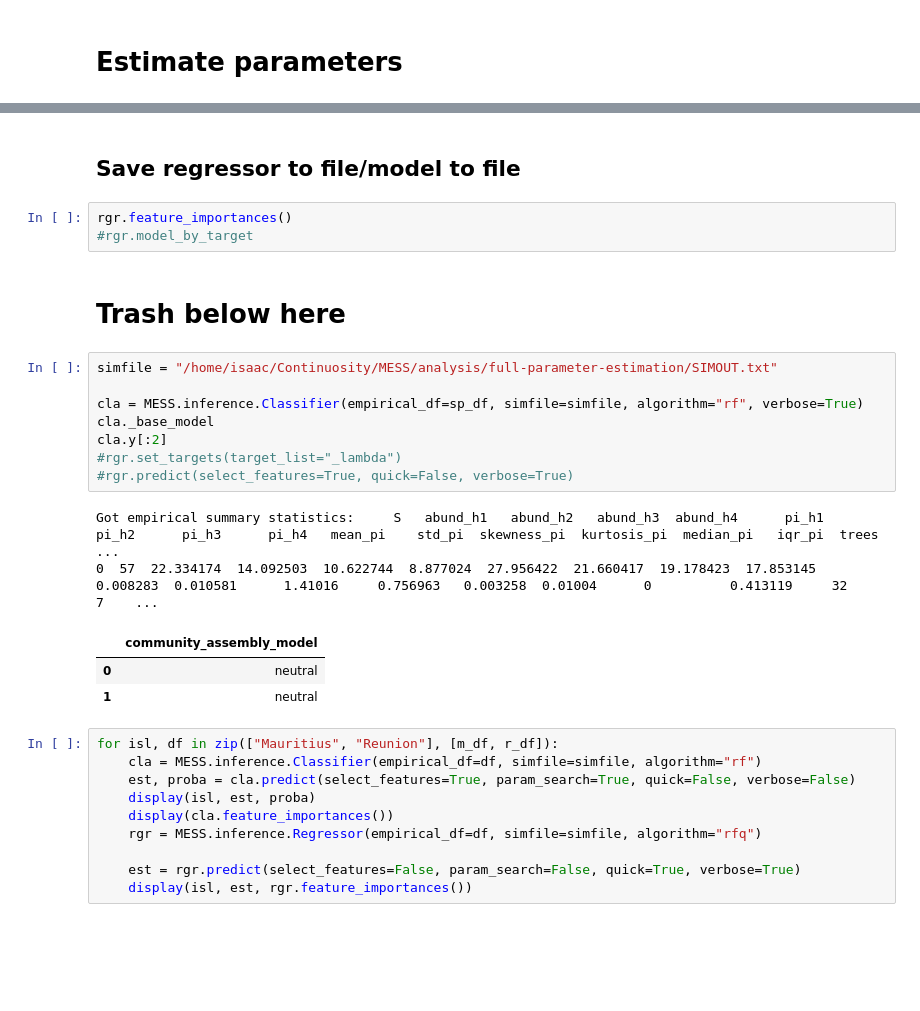
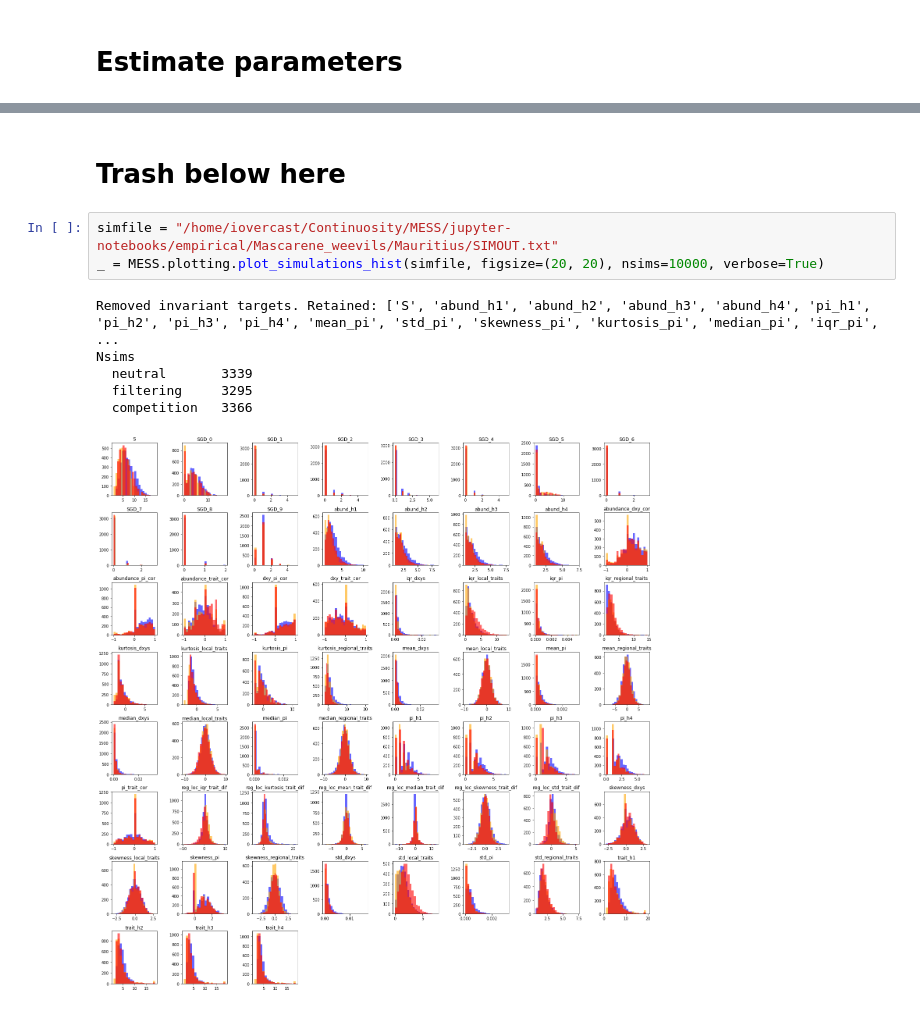
Before and after one commit to messDiv/MESS, a Jupyter notebook: jupyter-notebooks/empirical/Mascarene_weevils/Inference-Weevils.ipynb, the cells around one changed output, grey strips where cells are left out. Saved outputs shown, nothing was run; the diff lists cells and outputs as text; blank space fills up the shorter version.

```diff
--- a/jupyter-notebooks/empirical/Mascarene_weevils/Inference-Weevils.ipynb
+++ b/jupyter-notebooks/empirical/Mascarene_weevils/Inference-Weevils.ipynb
@@ -76,31 +131,12 @@ for isl, df in zip(["Mauritius", "Reunion"], [m_df, r_df]):
-# %% [markdown]
-## Save regressor to file/model to file
-# %%
-rgr.feature_importances()
-#rgr.model_by_target
 # %% [markdown]
 # Trash below here
-# %%
-simfile = "/home/isaac/Continuosity/MESS/analysis/full-parameter-estimation/SIMOUT.txt"
-
-cla = MESS.inference.Classifier(empirical_df=sp_df, simfile=simfile, algorithm="rf", verbose=True)
-cla._base_model
-cla.y[:2]
-#rgr.set_targets(target_list="_lambda")
-#rgr.predict(select_features=True, quick=False, verbose=True)
-# %% [output]
-Got empirical summary statistics:     S   abund_h1   abund_h2   abund_h3  abund_h4      pi_h1      pi_h2      pi_h3      pi_h4   mean_pi    std_pi  skewness_pi  kurtosis_pi  median_pi   iqr_pi  trees  ...
-0  57  22.334174  14.092503  10.622744  8.877024  27.956422  21.660417  19.178423  17.853145  0.008283  0.010581      1.41016     0.756963   0.003258  0.01004      0          0.413119     32      7    ...
-|  | community_assembly_model |
-| 0 | neutral |
-| 1 | neutral |
-# %%
-for isl, df in zip(["Mauritius", "Reunion"], [m_df, r_df]):
-    cla = MESS.inference.Classifier(empirical_df=df, simfile=simfile, algorithm="rf")
-    est, proba = cla.predict(select_features=True, param_search=True, quick=False, verbose=False)
-    display(isl, est, proba)
-    display(cla.feature_importances())
-    rgr = MESS.inference.Regressor(empirical_df=df, simfile=simfile, algorithm="rfq")
-
-    est = rgr.predict(select_features=False, param_search=False, quick=True, verbose=True)
-    display(isl, est, rgr.feature_importances())
+# %%
+simfile = "/home/iovercast/Continuosity/MESS/jupyter-notebooks/empirical/Mascarene_weevils/Mauritius/SIMOUT.txt"
+_ = MESS.plotting.plot_simulations_hist(simfile, figsize=(20, 20), nsims=10000, verbose=True)
+# %% [output]
+Removed invariant targets. Retained: ['S', 'abund_h1', 'abund_h2', 'abund_h3', 'abund_h4', 'pi_h1', 'pi_h2', 'pi_h3', 'pi_h4', 'mean_pi', 'std_pi', 'skewness_pi', 'kurtosis_pi', 'median_pi', 'iqr_pi', ...
+Nsims
+  neutral       3339
+  filtering     3295
+  competition   3366
+[figure, added]
```
Also changed, not shown: parts of 6 cells of this notebook, 5 other files.
